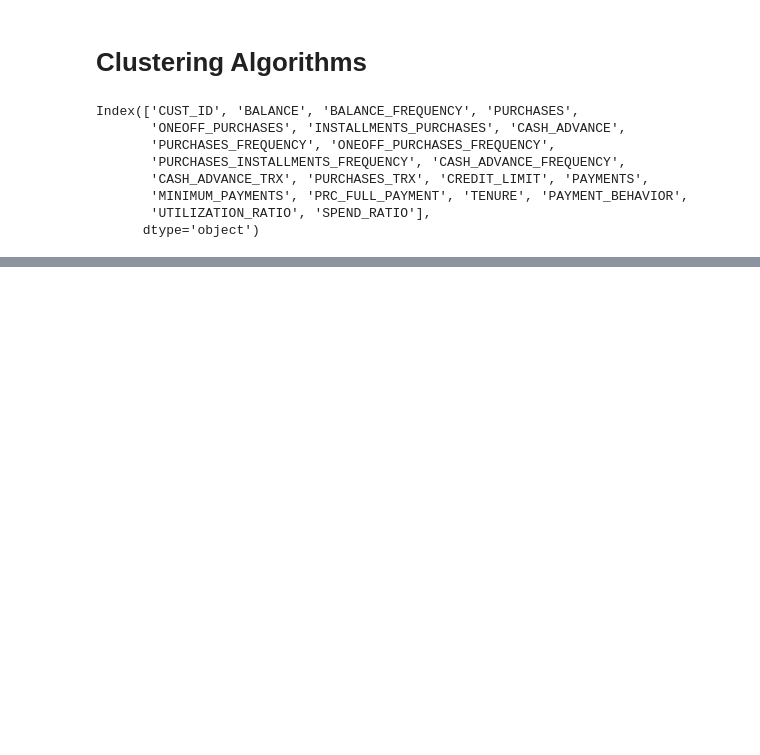
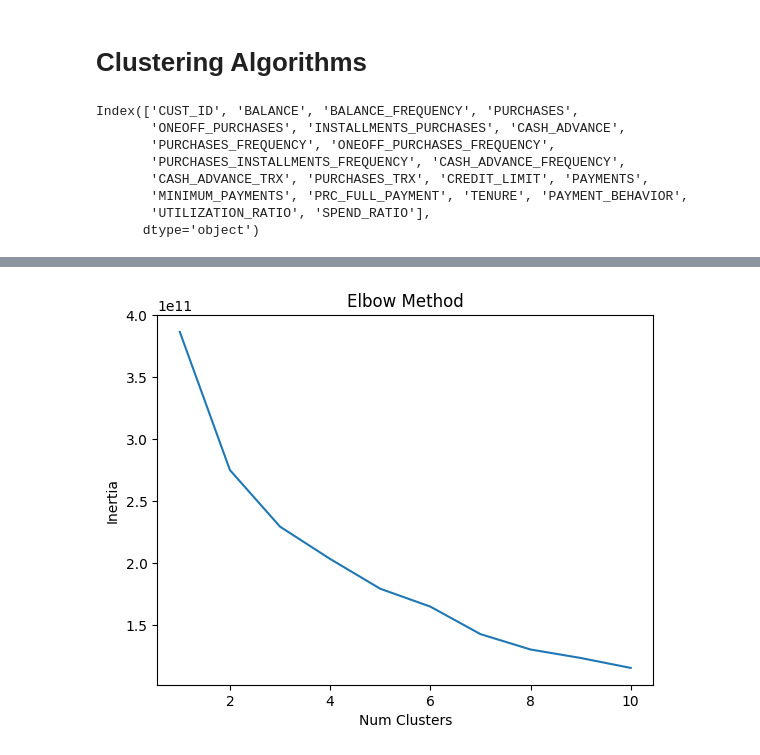
Before and after one commit to Muskan-rs/ds_assignment2, a Jupyter notebook: ds_assignment2.ipynb, the cells around one changed output, grey strips where cells are left out. Saved outputs shown, nothing was run; the diff lists cells and outputs as text; code cells hidden in the pictures; blank space fills up the shorter version.

```diff
--- a/ds_assignment2.ipynb
+++ b/ds_assignment2.ipynb
@@ -466,0 +478,7 @@ Index(['CUST_ID', 'BALANCE', 'BALANCE_FREQUENCY', 'PURCHASES',
+# %%
+cluster_df = df.drop(columns=['CUST_ID'])
+inertia = []
+for i in range(1,11):
+    kmeans = KMeans(n_clusters=i, random_state=0)
+    kmeans.fit(cluster_df)
+    inertia.append(kmeans.inertia_)
@@ -466,0 +498,8 @@ Index(['CUST_ID', 'BALANCE', 'BALANCE_FREQUENCY', 'PURCHASES',
+# %%
+plt.plot(range(1,11), inertia)
+plt.title('Elbow Method')
+plt.xlabel('Num Clusters')
+plt.ylabel('Inertia')
+plt.show()
+# %% [output]
+[figure, added]
```
Also changed, not shown: parts of 4 cells of this notebook.
